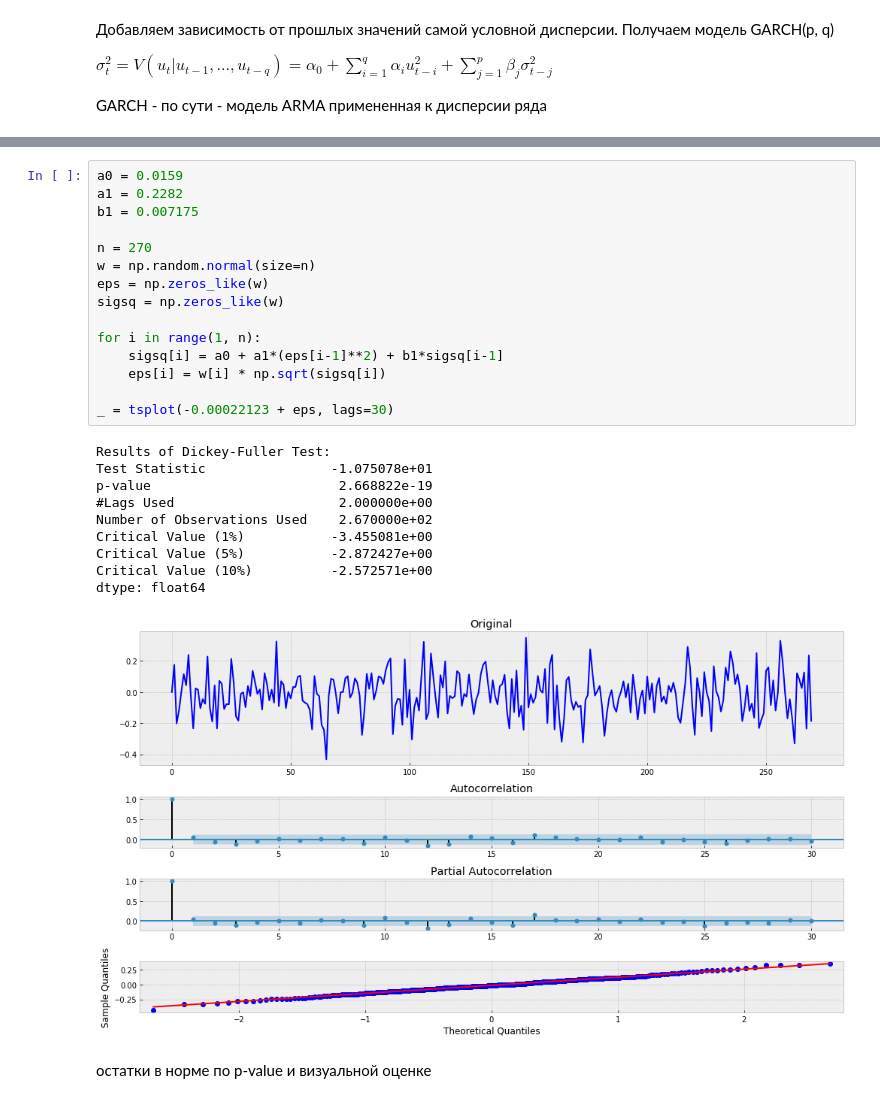
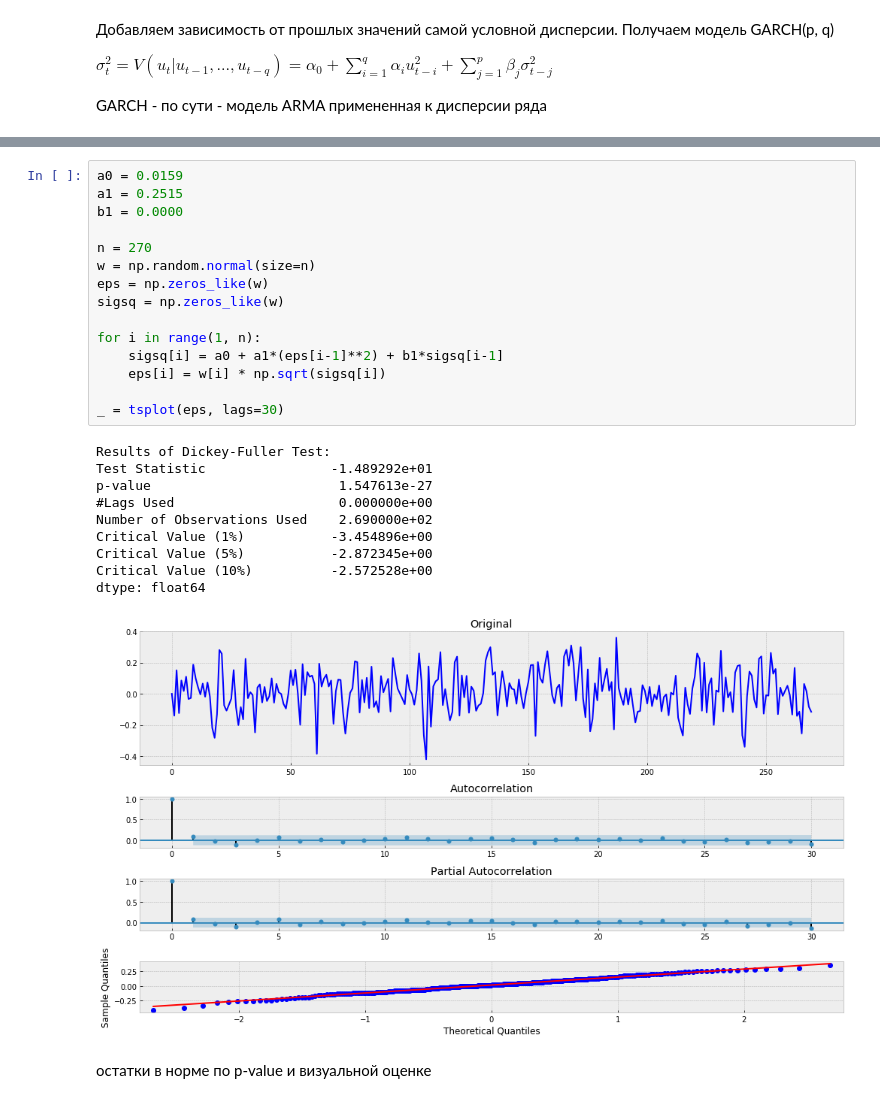
Before and after one commit to olgamonahova/ML, a Jupyter notebook: Time Series-3 ARIMA GARCH/HW/HW ARIMA GARCH.ipynb, the cells around one changed output, grey strips where cells are left out. Drawn from its saved outputs; the diff is of its cells as text.

```diff
--- a/Time Series-3 ARIMA GARCH/HW/HW ARIMA GARCH.ipynb
+++ b/Time Series-3 ARIMA GARCH/HW/HW ARIMA GARCH.ipynb
@@ -173,30 +173,30 @@ nu             4.5067      1.416      3.182  1.462e-03 [  1.731,  7.282]
 Covariance estimator: robust
 # %%
 a0 = 0.0159
-a1 = 0.2282
-b1 = 0.007175
+a1 = 0.2515
+b1 = 0.0000
 
 n = 270
 w = np.random.normal(size=n)
 eps = np.zeros_like(w)
 sigsq = np.zeros_like(w)
 
 for i in range(1, n):
     sigsq[i] = a0 + a1*(eps[i-1]**2) + b1*sigsq[i-1]
     eps[i] = w[i] * np.sqrt(sigsq[i])
 
-_ = tsplot(-0.00022123 + eps, lags=30)
+_ = tsplot(eps, lags=30)
 # %% [output]
 Results of Dickey-Fuller Test:
-Test Statistic                -1.075078e+01
-p-value                        2.668822e-19
-#Lags Used                     2.000000e+00
-Number of Observations Used    2.670000e+02
-Critical Value (1%)           -3.455081e+00
-Critical Value (5%)           -2.872427e+00
-Critical Value (10%)          -2.572571e+00
+Test Statistic                -1.489292e+01
+p-value                        1.547613e-27
+#Lags Used                     0.000000e+00
+Number of Observations Used    2.690000e+02
+Critical Value (1%)           -3.454896e+00
+Critical Value (5%)           -2.872345e+00
+Critical Value (10%)          -2.572528e+00
 dtype: float64
-[figure, old version]
+[figure, new version]
 # %% [markdown]
 остатки в норме по p-value и визуальной оценке
 # %%
```
Also changed, not shown: parts of 3 cells of this notebook.
